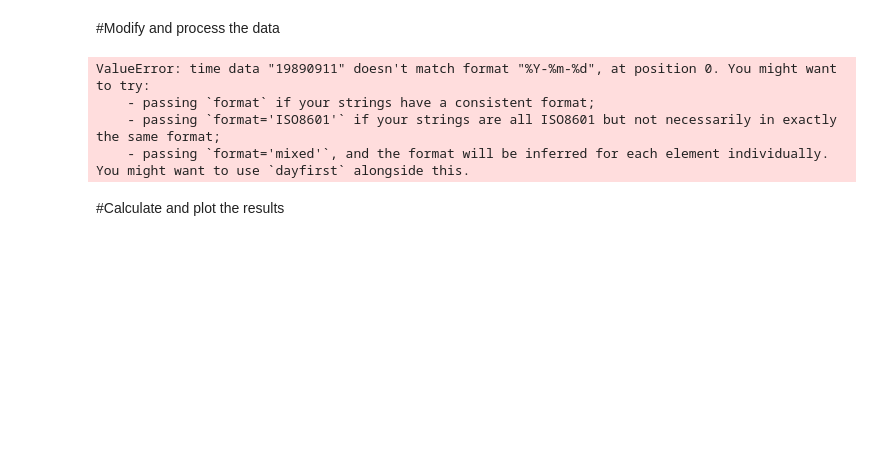
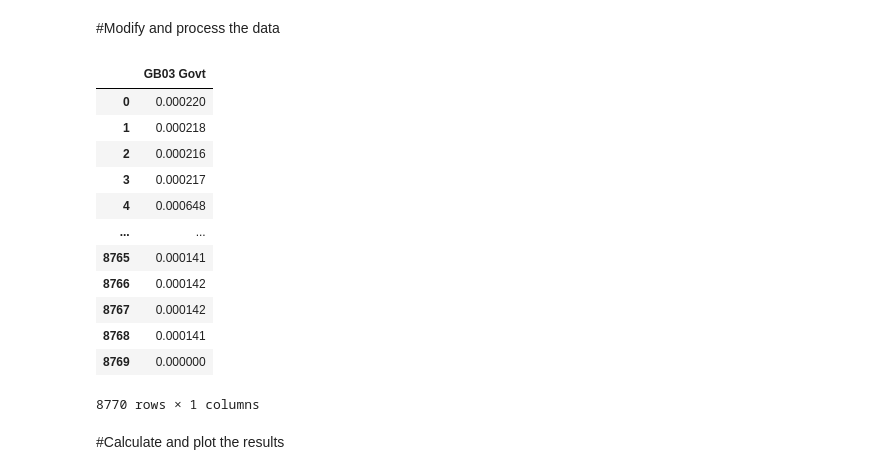
Before and after one commit to fabian-mugrauer/SPX-Industry-Momentum, a Jupyter notebook: notebooks/20231003_MomentumIndustries_v2.ipynb, the cells around one changed output. Saved outputs shown, nothing was run; the diff lists cells and outputs as text; code cells hidden in the pictures; blank space fills up the shorter version.

Commit message:
incl data

```diff
--- a/notebooks/20231003_MomentumIndustries_v2.ipynb
+++ b/notebooks/20231003_MomentumIndustries_v2.ipynb
@@ -67,7 +67,7 @@ def adjust_interest_rates(interest_rates, numericDate_d):
     Returns interest rates after adjusting for different period lengths
     """
     # Convert numericDate_d to datetime format
-    date_in_datetime_format = pd.to_datetime(numericDate_d.astype(str), format='%Y-%m-%d')
+    date_in_datetime_format = pd.to_datetime(numericDate_d.astype(str), format='%Y%m%d')
 
     # Convert datetime objects to an array of day counts since the epoch
     day_counts = (date_in_datetime_format - pd.Timestamp('1970-01-01')) / np.timedelta64(1, 'D')
@@ -385,11 +385,22 @@ returns_SPX_monthly = aggregateReturns(returns_SPX, numericDate_d, 2)
 rf_d_unadjusted = Rf.iloc[:,1:] / 100
 rf_d = adjust_interest_rates(rf_d_unadjusted,numericDate_d)
 rf_d_monthly = aggregateReturns(rf_d, numericDate_d, 2)
-# %% [output]
-ValueError: time data "19890911" doesn't match format "%Y-%m-%d", at position 0. You might want to try:
-    - passing `format` if your strings have a consistent format;
-    - passing `format='ISO8601'` if your strings are all ISO8601 but not necessarily in exactly the same format;
-    - passing `format='mixed'`, and the format will be inferred for each element individually. You might want to use `dayfirst` alongside this.
+# %%
+rf_d
+# %% [output]
+|  | GB03 Govt |
+| 0 | 0.000220 |
+| 1 | 0.000218 |
+| 2 | 0.000216 |
+| 3 | 0.000217 |
+| 4 | 0.000648 |
+| ... | ... |
+| 8765 | 0.000141 |
+| 8766 | 0.000142 |
+| 8767 | 0.000142 |
+| 8768 | 0.000141 |
+| 8769 | 0.000000 |
+8770 rows × 1 columns
 # %%
 xsReturns, xsReturns_TC, totalReturns_TC, weights = pmpBacktestMomentum(returns_d, rf_d, numericDate_d, lookback_period_start, lookback_period_end, holding_period, tradingLag, startMonth, nLong, nShort, trx_cost)
 # %% [markdown]
```
Also changed, not shown: parts of 1 cell of this notebook, 4 other files.
